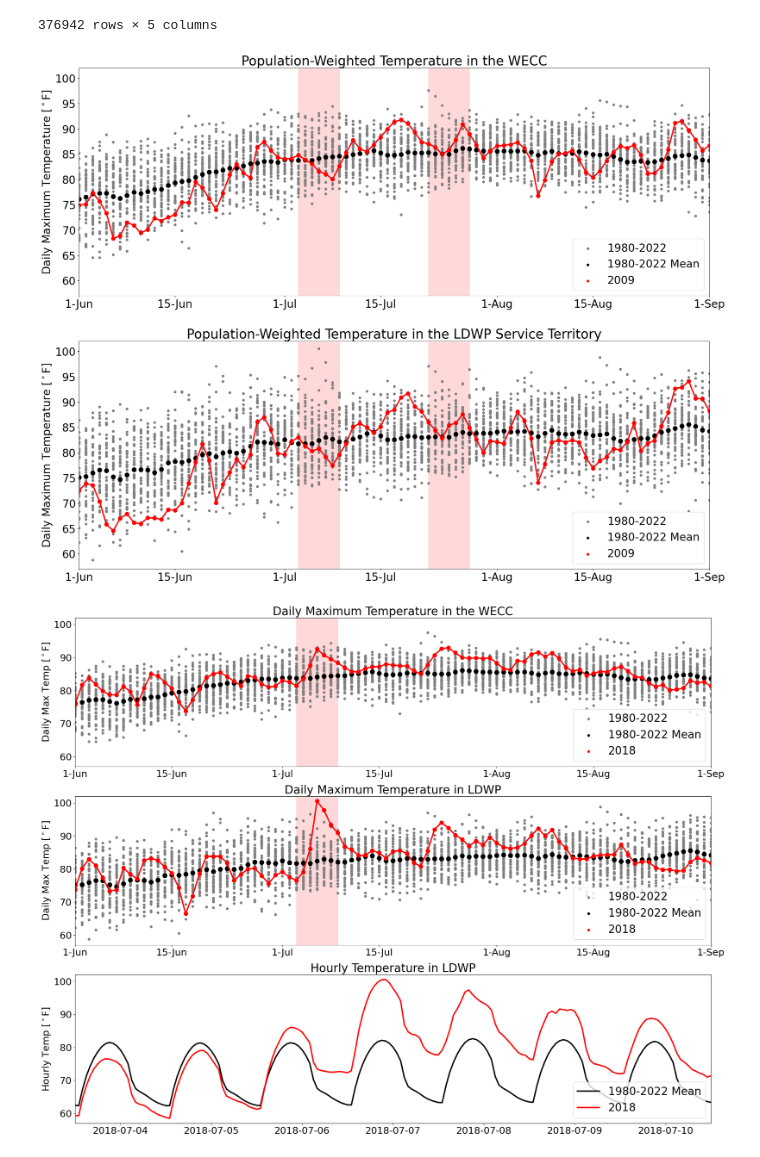
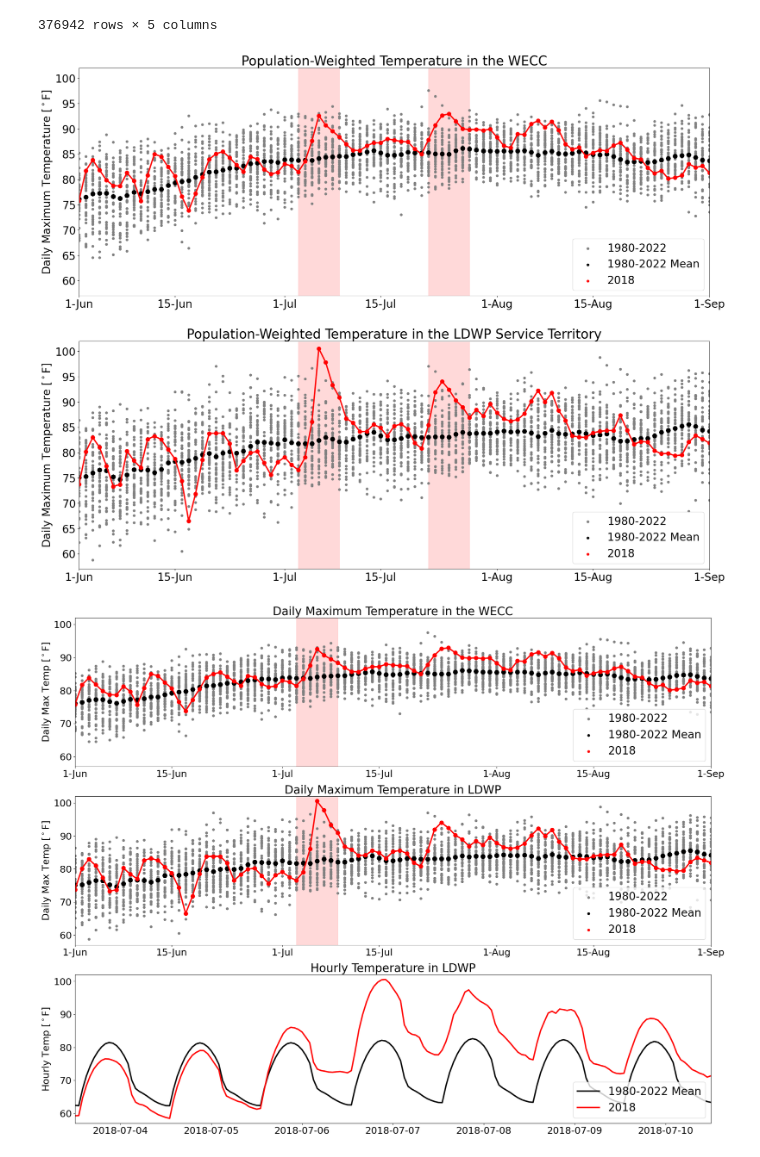
Before and after one commit to IMMM-SFA/heat_wave_load_visualization, a Jupyter notebook: notebooks/analyze_temperature_evolution.ipynb, the cells around one changed output. Cells and saved outputs as stored; diff of their text form; code cells hidden in the pictures.

Commit message:
Push new figures

```diff
--- a/notebooks/analyze_temperature_evolution.ipynb
+++ b/notebooks/analyze_temperature_evolution.ipynb
@@ -294,15 +294,15 @@ def plot_year_temperature_highlight(ba_weather_dir: str, ics_weather_dir: str, o
 # %%
 plot_year_temperature_highlight(ba_weather_dir = ba_weather_dir,
                                 ics_weather_dir = ics_weather_dir,
                                 output_dir = output_dir,
                                 ics_to_process = 'WECC',
                                 ba_to_plot = 'LDWP',
-                                year_to_highlight = 2009,
+                                year_to_highlight = 2018,
                                 image_output_dir = image_output_dir,
                                 image_resolution = 300,
                                 save_images = False)
 # %% [output]
-[figure, old version]
+[figure, new version]
 # %%
 # Define a function to plot the annual mean and maximum temperature time series with a heat wave highlight of hourly temperatures:
 def plot_year_plus_heat_wave_highlight(ba_weather_dir: str, ics_weather_dir: str, output_dir: str, ics_to_process: str, ba_to_plot: str,
```
Also changed, not shown: 5 other files.
